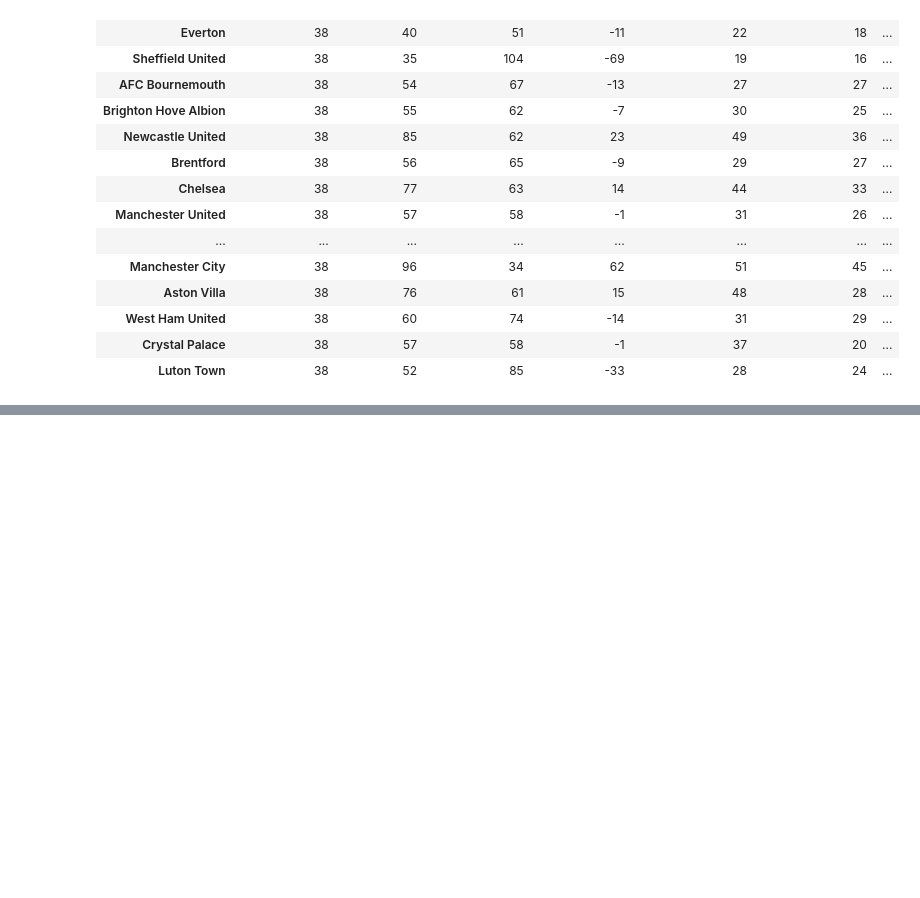
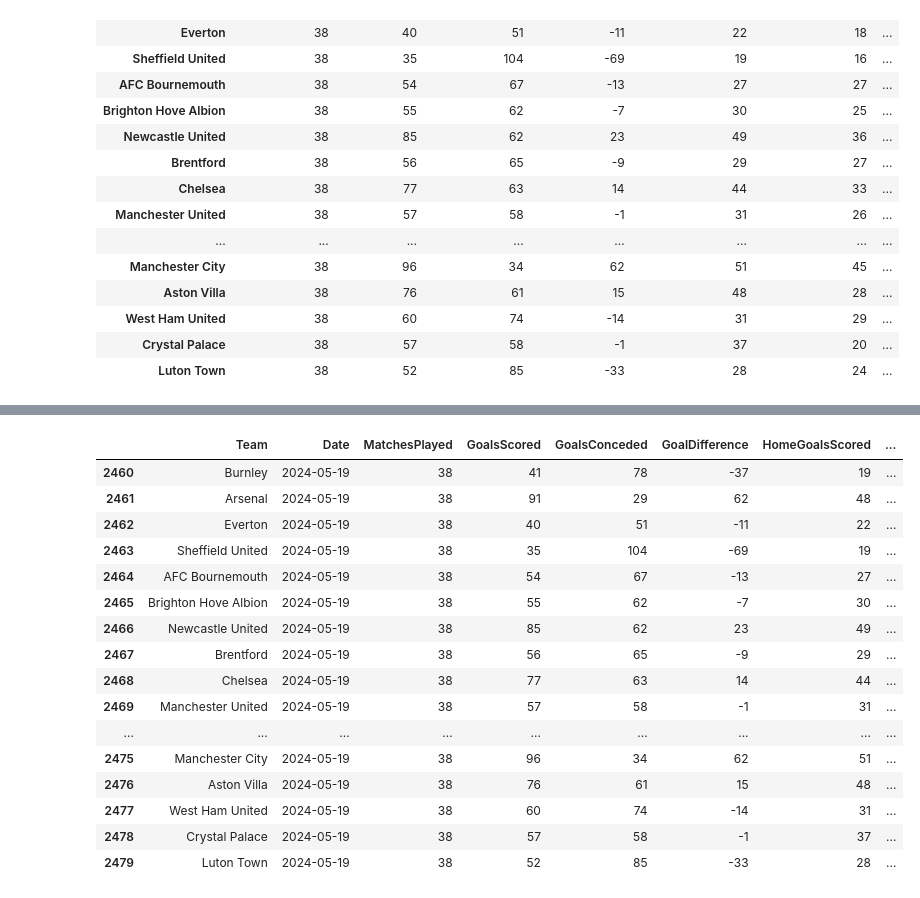
Before and after one commit to szeyao/league_analysis, a Jupyter notebook: league_analysis.ipynb, the cells around one changed output, grey strips where cells are left out. Saved outputs shown, nothing was run; the diff lists cells and outputs as text; code cells hidden in the pictures; blank space fills up the shorter version.

```diff
--- a/league_analysis.ipynb
+++ b/league_analysis.ipynb
@@ -235,0 +235,22 @@ team_stats_season_df
+# %%
+for day in team_stats_daily_df['Date'].unique():
+    day_df = team_stats_daily_df[team_stats_daily_df['Date'] == day]
+day_df
+# %% [output]
+|  | Team | Date | MatchesPlayed | GoalsScored | GoalsConceded | GoalDifference | HomeGoalsScored | ... |
+| 2460 | Burnley | 2024-05-19 | 38 | 41 | 78 | -37 | 19 | ... |
+| 2461 | Arsenal | 2024-05-19 | 38 | 91 | 29 | 62 | 48 | ... |
+| 2462 | Everton | 2024-05-19 | 38 | 40 | 51 | -11 | 22 | ... |
+| 2463 | Sheffield United | 2024-05-19 | 38 | 35 | 104 | -69 | 19 | ... |
+| 2464 | AFC Bournemouth | 2024-05-19 | 38 | 54 | 67 | -13 | 27 | ... |
+| 2465 | Brighton Hove Albion | 2024-05-19 | 38 | 55 | 62 | -7 | 30 | ... |
+| 2466 | Newcastle United | 2024-05-19 | 38 | 85 | 62 | 23 | 49 | ... |
+| 2467 | Brentford | 2024-05-19 | 38 | 56 | 65 | -9 | 29 | ... |
+| 2468 | Chelsea | 2024-05-19 | 38 | 77 | 63 | 14 | 44 | ... |
+| 2469 | Manchester United | 2024-05-19 | 38 | 57 | 58 | -1 | 31 | ... |
+| ... | ... | ... | ... | ... | ... | ... | ... | ... |
+| 2475 | Manchester City | 2024-05-19 | 38 | 96 | 34 | 62 | 51 | ... |
+| 2476 | Aston Villa | 2024-05-19 | 38 | 76 | 61 | 15 | 48 | ... |
+| 2477 | West Ham United | 2024-05-19 | 38 | 60 | 74 | -14 | 31 | ... |
+| 2478 | Crystal Palace | 2024-05-19 | 38 | 57 | 58 | -1 | 37 | ... |
+| 2479 | Luton Town | 2024-05-19 | 38 | 52 | 85 | -33 | 28 | ... |
```
Also changed, not shown: parts of 13 cells of this notebook.
